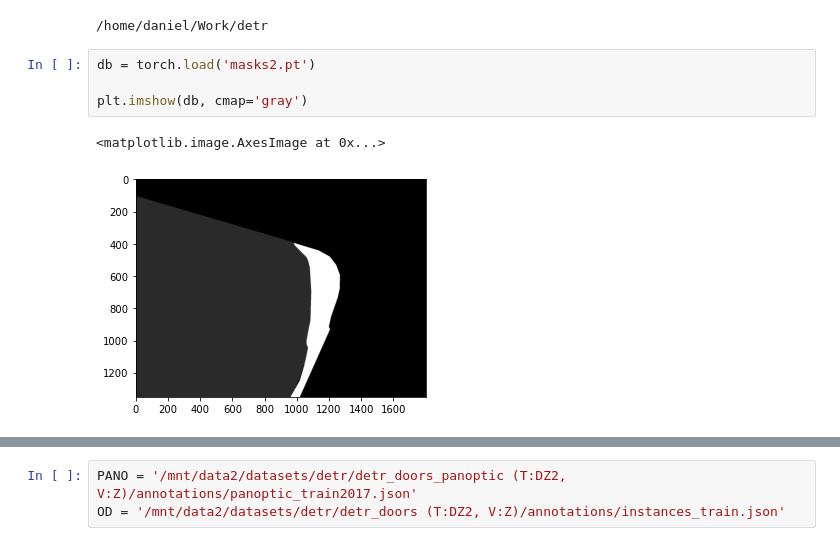
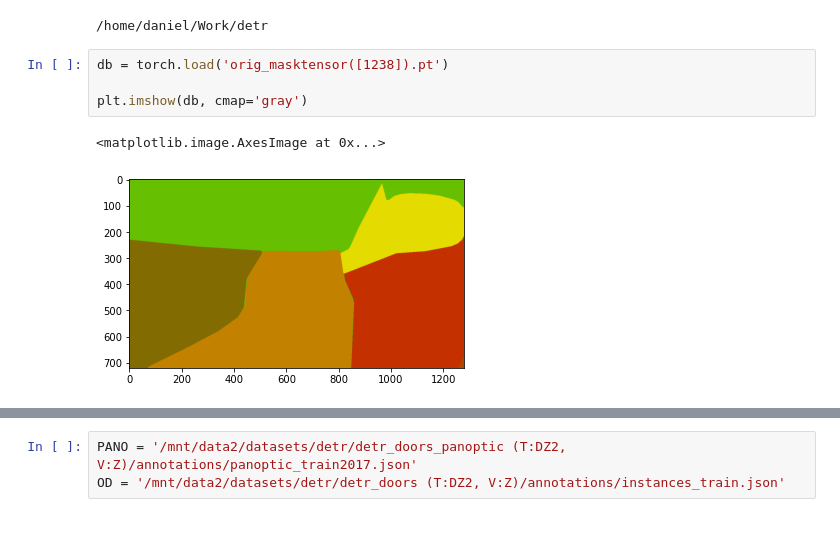
Before and after one commit to ChristianBjernersjo/detr, a Jupyter notebook: cab/annotations/Solve_Assertion_Error.ipynb, the cells around one changed output, grey strips where cells are left out. Saved outputs shown, nothing was run; the diff lists cells and outputs as text.

```diff
--- a/cab/annotations/Solve_Assertion_Error.ipynb
+++ b/cab/annotations/Solve_Assertion_Error.ipynb
@@ -9,9 +9,9 @@ import pandas as pd
 # %% [output]
 /home/daniel/Work/detr
 # %%
-db = torch.load('masks2.pt')
+db = torch.load('orig_masktensor([1238]).pt')
 
 plt.imshow(db, cmap='gray')
 # %% [output]
 <matplotlib.image.AxesImage at 0x...>
-[figure, old version]
+[figure, new version]
```
Also changed, not shown: parts of 26 cells of this notebook, 4 other files.
